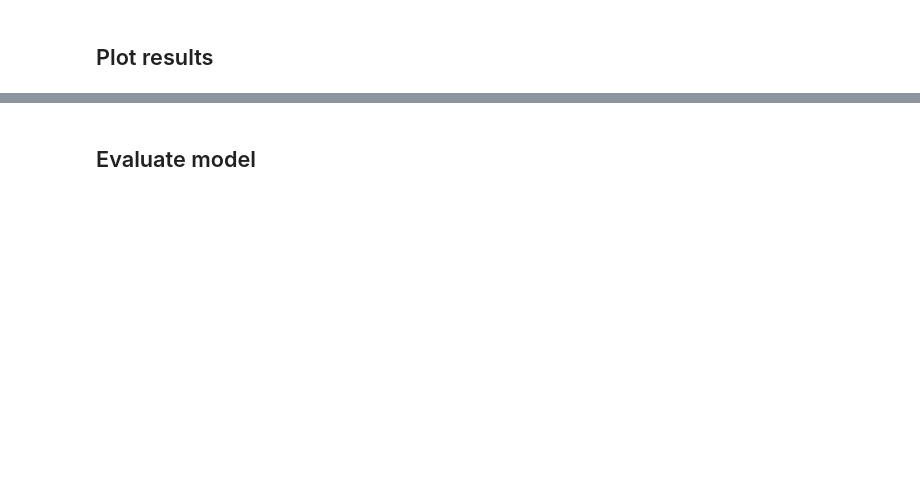
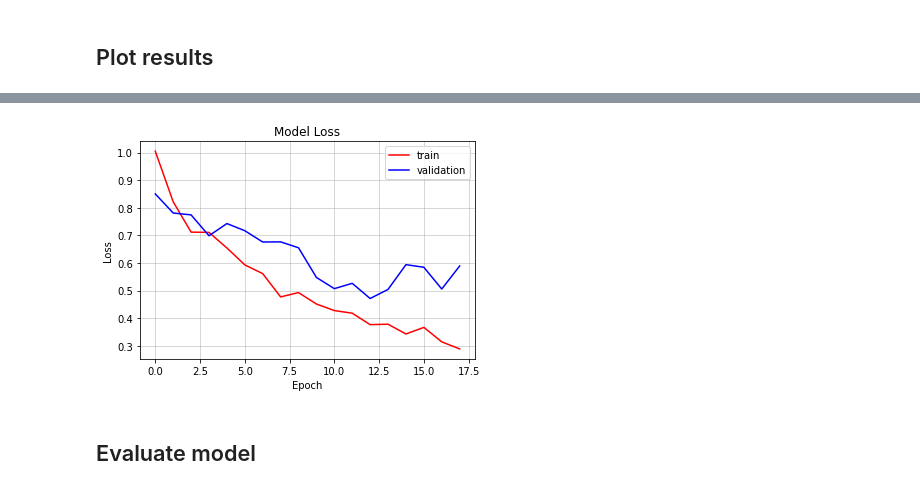
Before and after one commit to sur-sakthy/computer-vision, a Jupyter notebook: Assignment_1.ipynb, the cells around one changed output, grey strips where cells are left out. Cells and saved outputs as stored; diff of their text form; code cells hidden in the pictures; blank space fills up the shorter version.

```diff
--- a/Assignment_1.ipynb
+++ b/Assignment_1.ipynb
@@ -337,3 +347,7 @@ plt.grid(linestyle='-', linewidth=0.5)
+# %%
+plot(history.history['loss'], history.history['val_loss'], 'Loss', 'Model Loss')
+# %% [output]
+[figure, added]
 # %% [markdown]
 ## Evaluate model
 # %%
```
Also changed, not shown: parts of 29 cells of this notebook.
